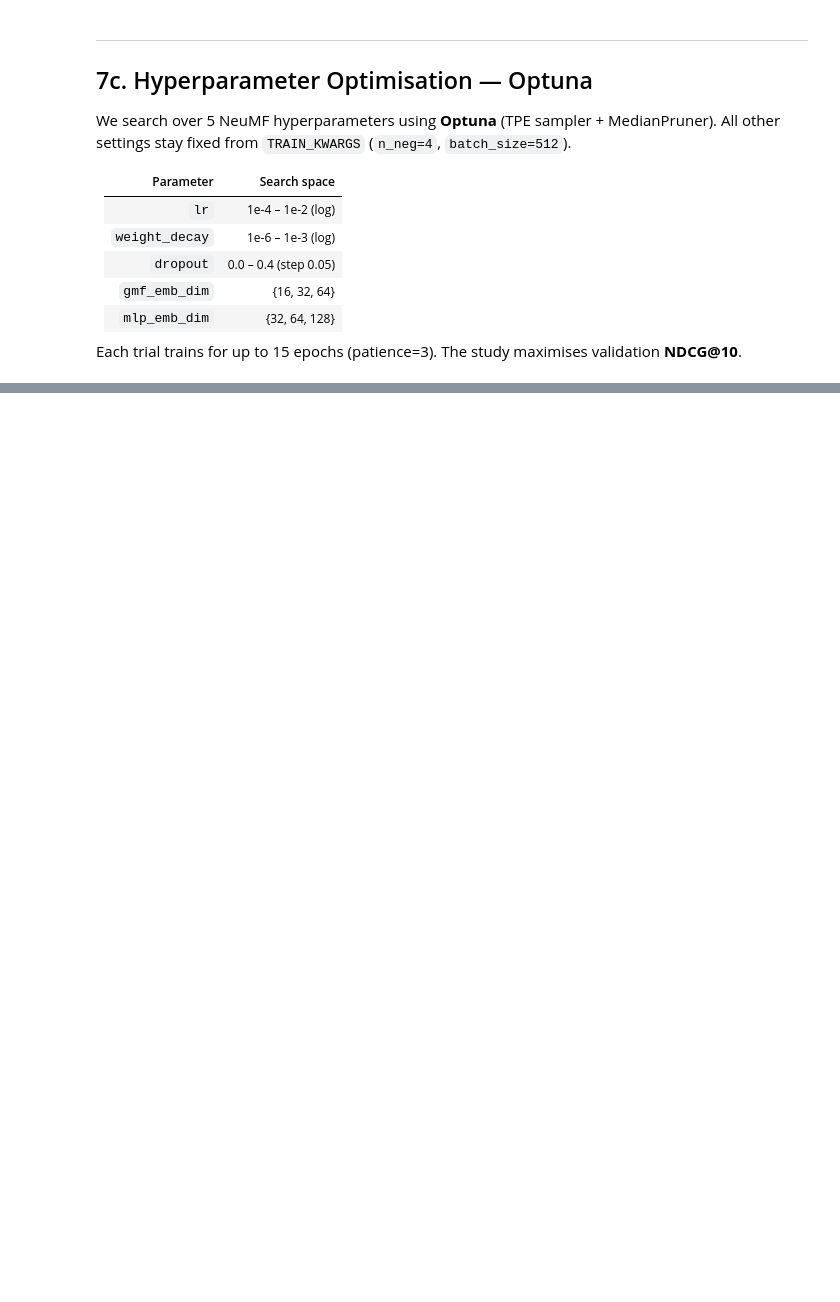
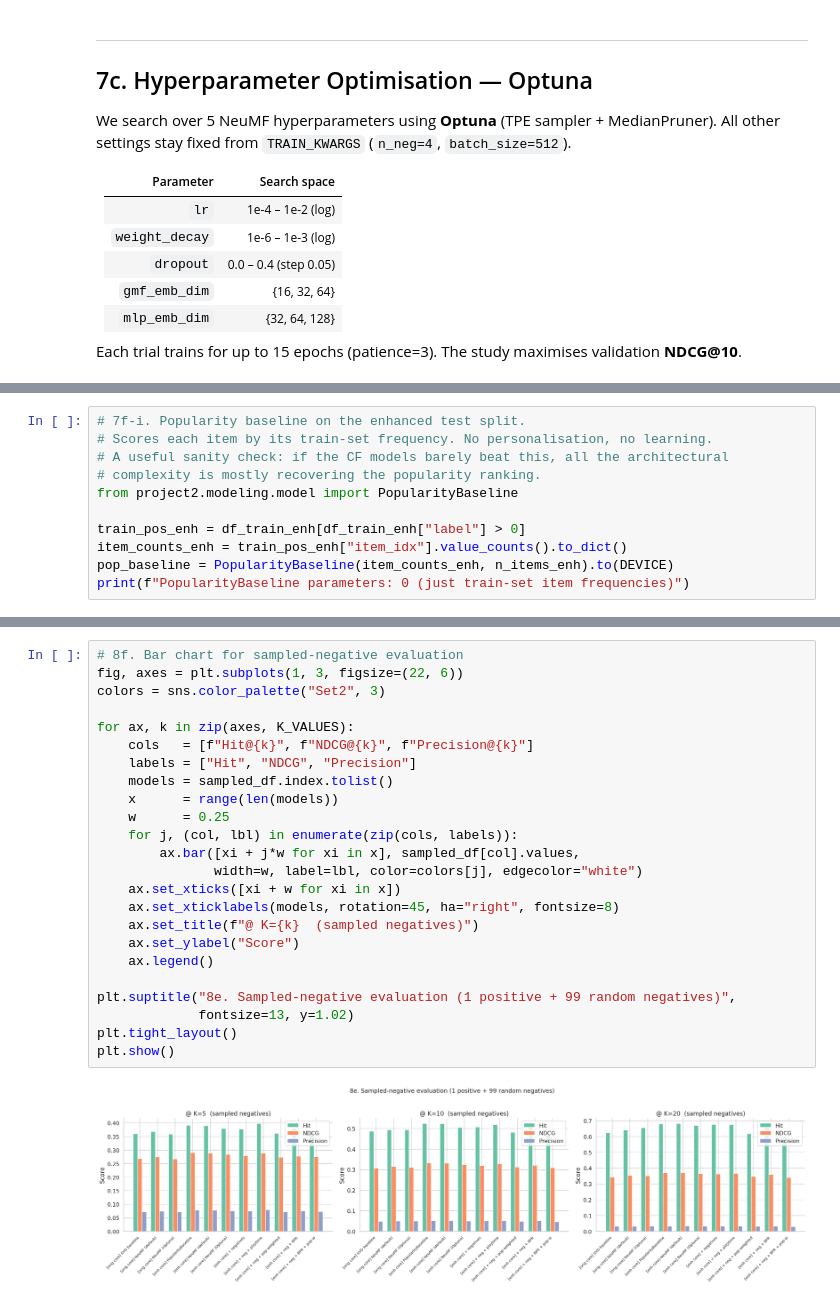
Before and after one commit to Patreax/ISA_movielens_recsys, a Jupyter notebook: notebooks/02_steam_recsys.ipynb, the cells around one changed output, grey strips where cells are left out. Saved outputs shown, nothing was run; the diff lists cells and outputs as text; blank space fills up the shorter version.

```diff
--- a/notebooks/02_steam_recsys.ipynb
+++ b/notebooks/02_steam_recsys.ipynb
@@ -1044,0 +1183,11 @@ Epoch 09 | loss=0.3704 | Hit@10=0.2613 | NDCG@10=0.1512 | Precision@10=0.0261 |
+# %%
+# 7f-i. Popularity baseline on the enhanced test split.
+# Scores each item by its train-set frequency. No personalisation, no learning.
+# A useful sanity check: if the CF models barely beat this, all the architectural
+# complexity is mostly recovering the popularity ranking.
+from project2.modeling.model import PopularityBaseline
+
+train_pos_enh = df_train_enh[df_train_enh["label"] > 0]
+item_counts_enh = train_pos_enh["item_idx"].value_counts().to_dict()
+pop_baseline = PopularityBaseline(item_counts_enh, n_items_enh).to(DEVICE)
+print(f"PopularityBaseline parameters: 0 (just train-set item frequencies)")
@@ -1122,3 +1387,29 @@ plt.show()
+# %%
+# 8f. Bar chart for sampled-negative evaluation
+fig, axes = plt.subplots(1, 3, figsize=(22, 6))
+colors = sns.color_palette("Set2", 3)
+
+for ax, k in zip(axes, K_VALUES):
+    cols   = [f"Hit@{k}", f"NDCG@{k}", f"Precision@{k}"]
+    labels = ["Hit", "NDCG", "Precision"]
+    models = sampled_df.index.tolist()
+    x      = range(len(models))
+    w      = 0.25
+    for j, (col, lbl) in enumerate(zip(cols, labels)):
+        ax.bar([xi + j*w for xi in x], sampled_df[col].values,
+               width=w, label=lbl, color=colors[j], edgecolor="white")
+    ax.set_xticks([xi + w for xi in x])
+    ax.set_xticklabels(models, rotation=45, ha="right", fontsize=8)
+    ax.set_title(f"@ K={k}  (sampled negatives)")
+    ax.set_ylabel("Score")
+    ax.legend()
+
+plt.suptitle("8e. Sampled-negative evaluation (1 positive + 99 random negatives)",
+             fontsize=13, y=1.02)
+plt.tight_layout()
+plt.show()
+# %% [output]
+[figure, added]
 # %%
 # 8d. Sample top-5 recommendations for 5 random users (NeuMF + genres)
 import numpy as np
```
Also changed, not shown: parts of 26 cells of this notebook, 4 other files.
